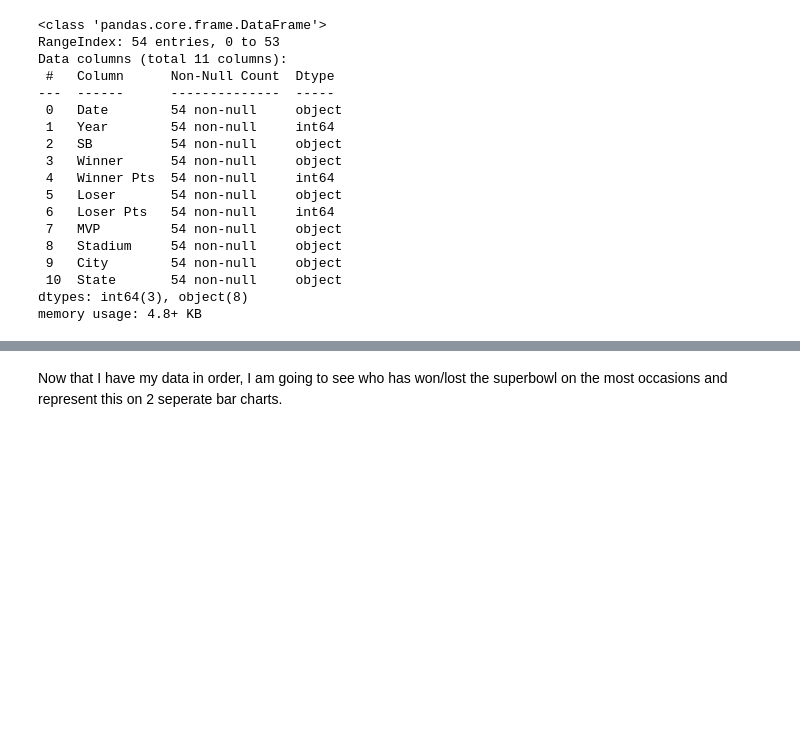
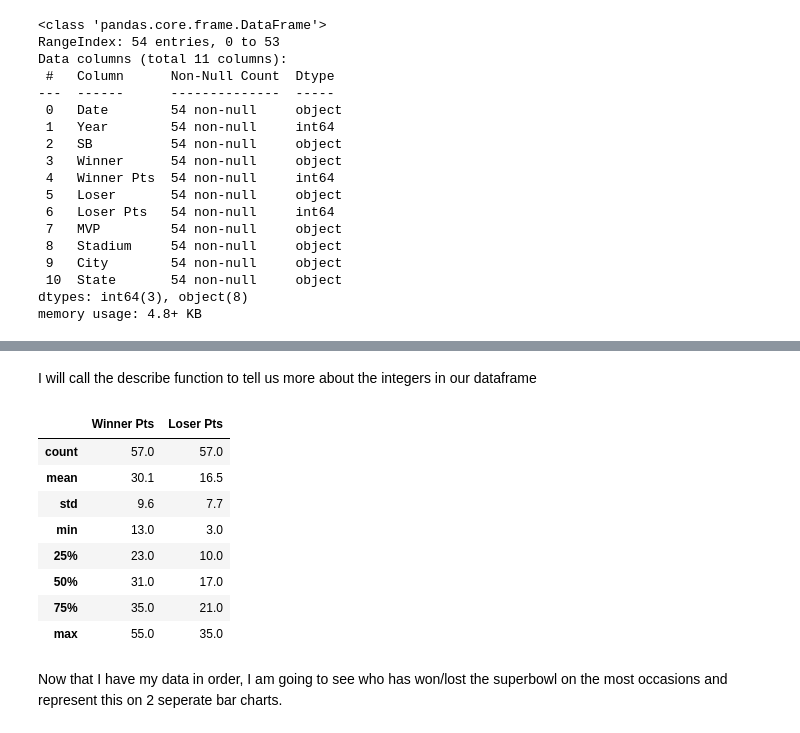
Before and after one commit to IssaFlynn/UCDPA_IssaFlynn, a Jupyter notebook: Project folder/UCDPA_IssaFlynn (2) (2).ipynb, the cells around one changed output, grey strips where cells are left out. Saved outputs shown, nothing was run; the diff lists cells and outputs as text; code cells hidden in the pictures; blank space fills up the shorter version.

```diff
--- a/Project folder/UCDPA_IssaFlynn (2) (2).ipynb
+++ b/Project folder/UCDPA_IssaFlynn (2) (2).ipynb
@@ -133,3 +121,17 @@ superbowl_new
+# %% [markdown]
+I will call the describe function to tell us more about the integers in our dataframe
+# %%
+superbowl.describe().round(decimals=1).drop(['Year'], axis=1)
+# %% [output]
+|  | Winner Pts | Loser Pts |
+| count | 57.0 | 57.0 |
+| mean | 30.1 | 16.5 |
+| std | 9.6 | 7.7 |
+| min | 13.0 | 3.0 |
+| 25% | 23.0 | 10.0 |
+| 50% | 31.0 | 17.0 |
+| 75% | 35.0 | 21.0 |
+| max | 55.0 | 35.0 |
 # %% [markdown]
 Now that I have my data in order, I am going to see who has won/lost the superbowl on the most occasions and represent this on 2 seperate bar charts.
 # %%
```
Also changed, not shown: parts of 19 cells of this notebook.
